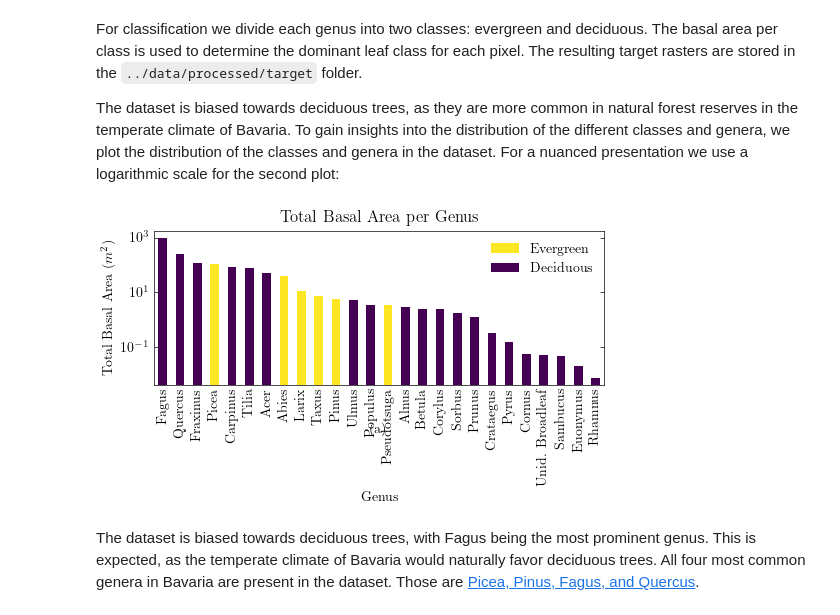
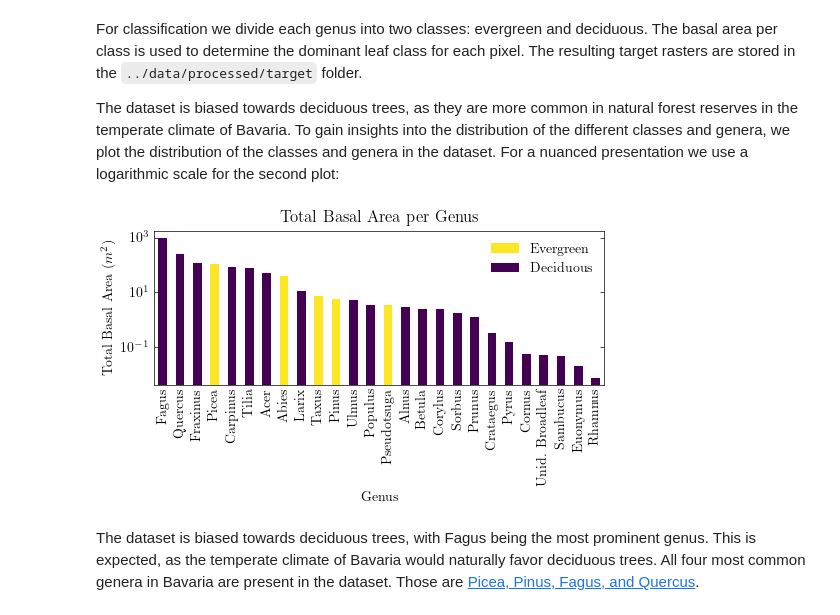
Before and after one commit to peter-hofinger/sentinel-leaf-classification, a Jupyter notebook: notebooks/0-ground-truth.ipynb, the cells around one changed output. Cells and saved outputs as stored; diff of their text form; code cells hidden in the pictures.

Commit message:
Fix Larix visualization error

```diff
--- a/notebooks/0-ground-truth.ipynb
+++ b/notebooks/0-ground-truth.ipynb
@@ -379,36 +379,33 @@ proportions = proportions.rename(columns={"Unidentified broadleaf": "Unid. Broad
 base_areas = proportions.sum(axis=0).sort_values(ascending=False)
 
 colors = [
     viridis.get_over()
     if genus
     in {
         "Picea",
         "Abies",
-        "Larix",
         "Taxus",
         "Pinus",
         "Pseudotsuga",
     }
     else viridis.get_under()
     for genus in base_areas.index
 ]
 
 base_areas.plot(kind="bar", logy=True, ax=ax, color=colors)
 ax.set_title("Total Basal Area per Genus")
 ax.set_xlabel("Genus")
 ax.set_ylabel("Total Basal Area ($m^2$)")
 ax.tick_params(axis="x", which="both", length=0)
 ax.legend(
     handles=[
         Patch(facecolor=viridis.get_over(), label="Evergreen"),
         Patch(facecolor=viridis.get_under(), label="Deciduous"),
     ],
 )
 
-label_subplots(np.asarray(fig.axes), y_offset=[0.25, 0.25, 0.8])
-
 save_fig(fig, "../reports/figures/ground_truth/Total Basal Area per Genus.pdf")
 # %% [output]
-[figure, old version]
+[figure, new version]
 # %% [markdown]
 The dataset is biased towards deciduous trees, with Fagus being the most prominent genus. This is expected, as the temperate climate of Bavaria would naturally favor deciduous trees. All four most common genera in Bavaria are present in the dataset. Those are [Picea, Pinus, Fagus, and Quercus](https://www.bmel.de/SharedDocs/Downloads/DE/Broschueren/waldzustandserhebung-2023.html).
```
Also changed, not shown: 4 other files.
